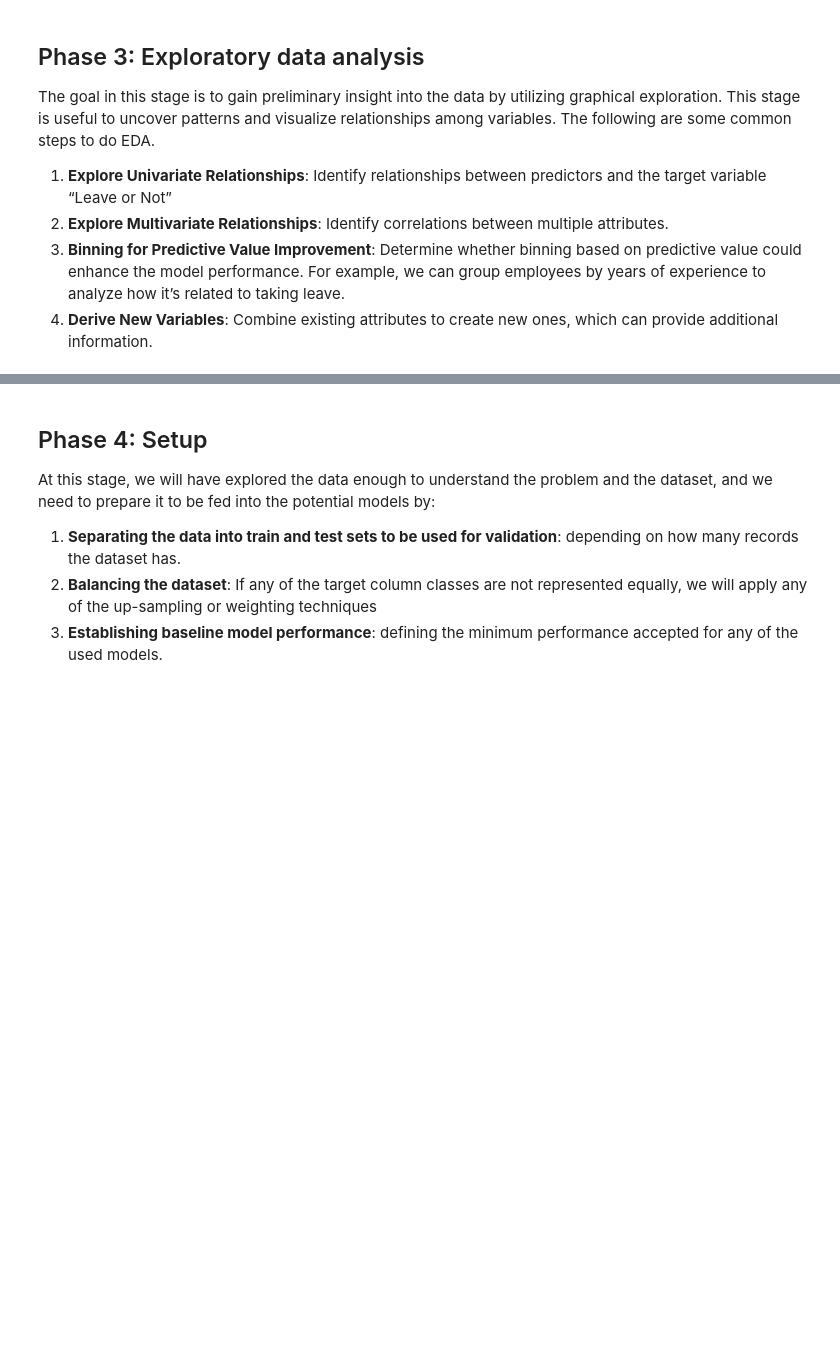
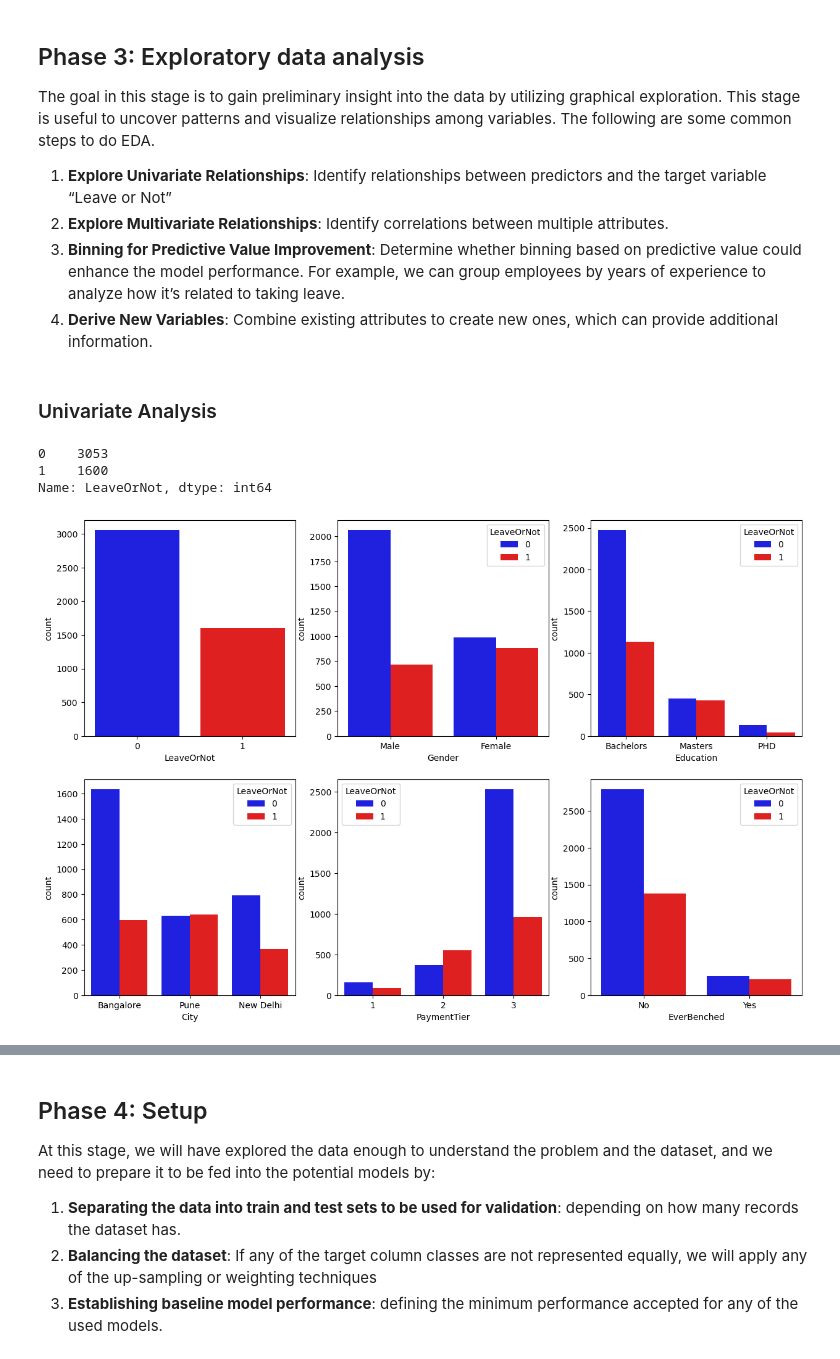
Before and after one commit to mamounalghaslan/mx-projects, a Jupyter notebook: math/employee-retention.ipynb, the cells around one changed output, grey strips where cells are left out. Cells and saved outputs as stored; diff of their text form; code cells hidden in the pictures; blank space fills up the shorter version.

```diff
--- a/math/employee-retention.ipynb
+++ b/math/employee-retention.ipynb
@@ -132,3 +136,29 @@ The goal in this stage is to gain preliminary insight into the data by utilizing
 2. **Explore Multivariate Relationships**: Identify correlations between multiple attributes.
 3. **Binning for Predictive Value Improvement**: Determine whether binning based on predictive value could enhance the model performance. For example, we can group employees by years of experience to analyze how it’s related to taking leave.
 4. **Derive New Variables**: Combine existing attributes to create new ones, which can provide additional information.
+# %% [markdown]
+### Univariate Analysis
+# %%
+df['LeaveOrNot'].value_counts()
+# %% [output]
+0    3053
+1    1600
+Name: LeaveOrNot, dtype: int64
+# %%
+import matplotlib.pyplot as plt
+import seaborn as sns
+
+palette = {1: 'red', 0: 'blue'}
+
+# multiple subplots for LeaveOrNot, Education, City, PaymentTier, and Gender
+fig, axes = plt.subplots(2, 3, figsize=(15, 10))
+sns.countplot(ax=axes[0, 0], x='LeaveOrNot', data=df, palette=palette)
+sns.countplot(ax=axes[0, 1], hue="LeaveOrNot", x='Gender', data=df, palette=palette)
+sns.countplot(ax=axes[0, 2], hue="LeaveOrNot", x='Education', data=df, palette=palette)
+sns.countplot(ax=axes[1, 0], hue="LeaveOrNot", x='City', data=df, palette=palette)
+sns.countplot(ax=axes[1, 1], hue="LeaveOrNot", x='PaymentTier', data=df, palette=palette)
+sns.countplot(ax=axes[1, 2], hue="LeaveOrNot", x='EverBenched', data=df, palette=palette)
+
+plt.show()
+# %% [output]
+[figure, added]
```
Also changed, not shown: parts of 15 cells of this notebook.
